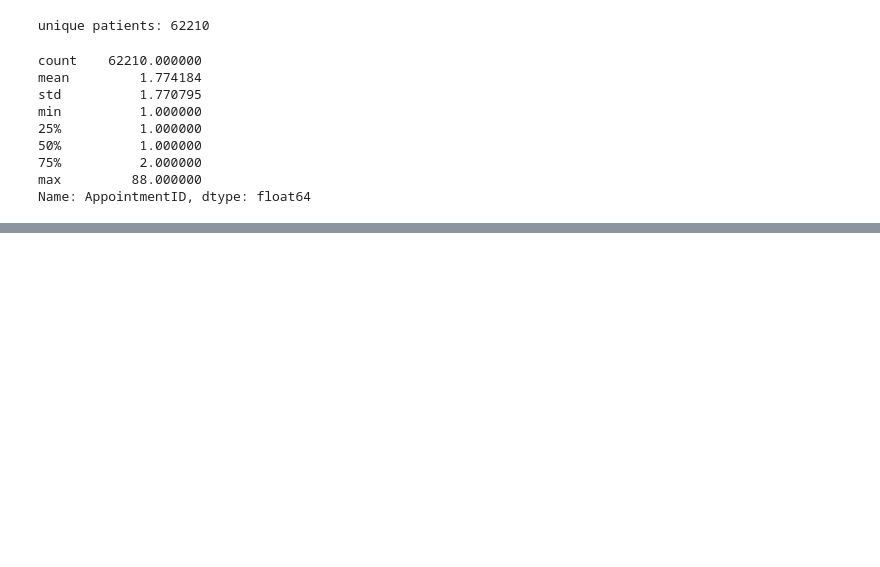
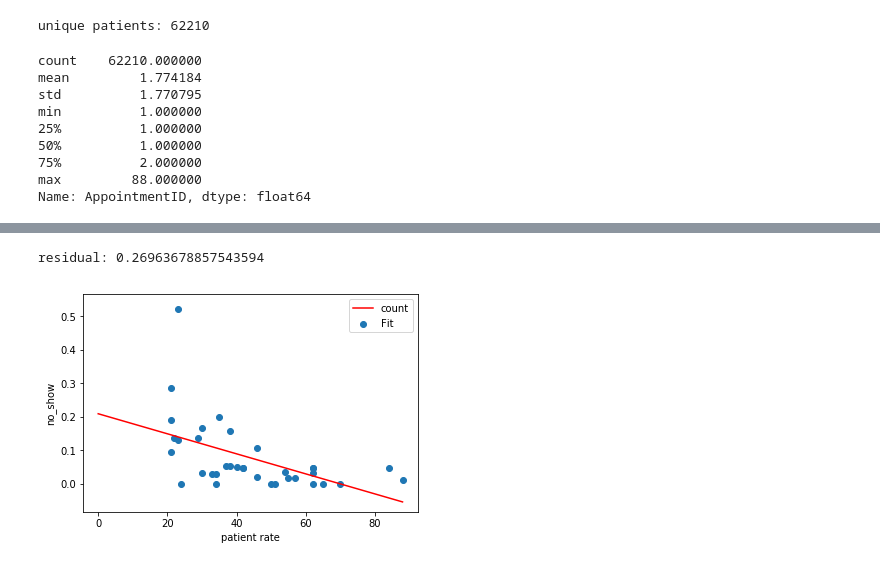
Before and after one commit to idotsuk/patients_no_show, a Jupyter notebook: patient_no_show.ipynb, the cells around one changed output, grey strips where cells are left out. Saved outputs shown, nothing was run; the diff lists cells and outputs as text; code cells hidden in the pictures; blank space fills up the shorter version.

```diff
--- a/patient_no_show.ipynb
+++ b/patient_no_show.ipynb
@@ -470,0 +538,13 @@ some patients have up to 88 appointments
+# %%
+patient_data=patient_data[patient_data['count']>20]
+b,s,_,_,_ = np.polyfit(patient_data['count'].values, patient_data['rate'].values, deg=1, full=True)
+print('residual:',s[0])
+plt.scatter(patient_data['count'],patient_data['rate'])
+plt.plot(np.linspace(0,patient_data['count'].max()),np.multiply(np.linspace(0,patient_data['count'].max()),b[0])+b[1], color='red')
+plt.legend(['count','Fit'])
+plt.xlabel('patient rate')
+plt.ylabel('no_show')
+plt.show()
+# %% [output]
+residual: 0.26963678857543594
+[figure, added]
```
Also changed, not shown: parts of 15 cells of this notebook.
